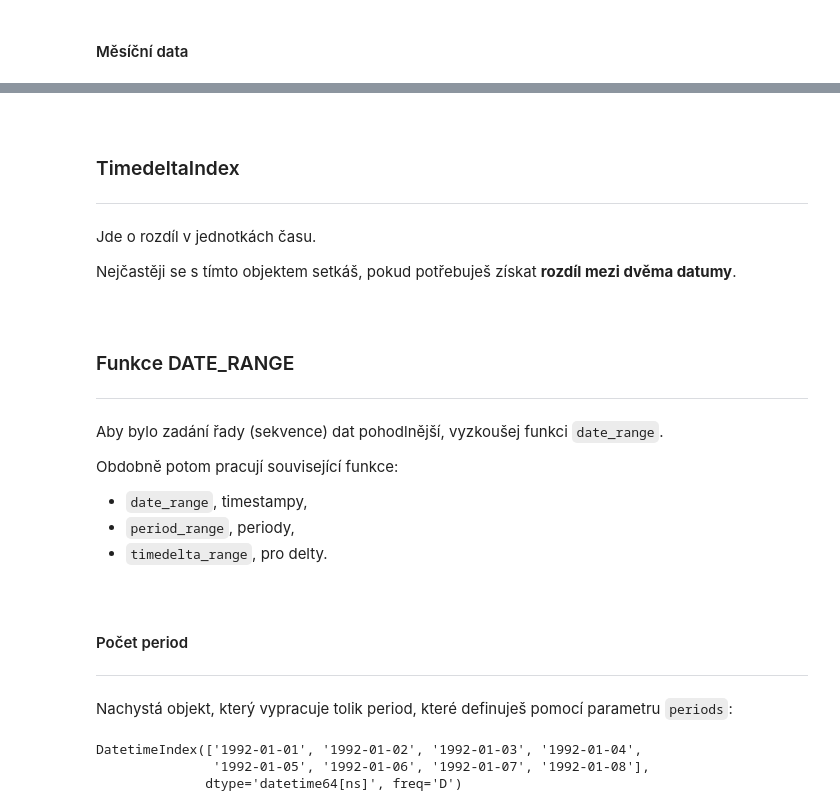
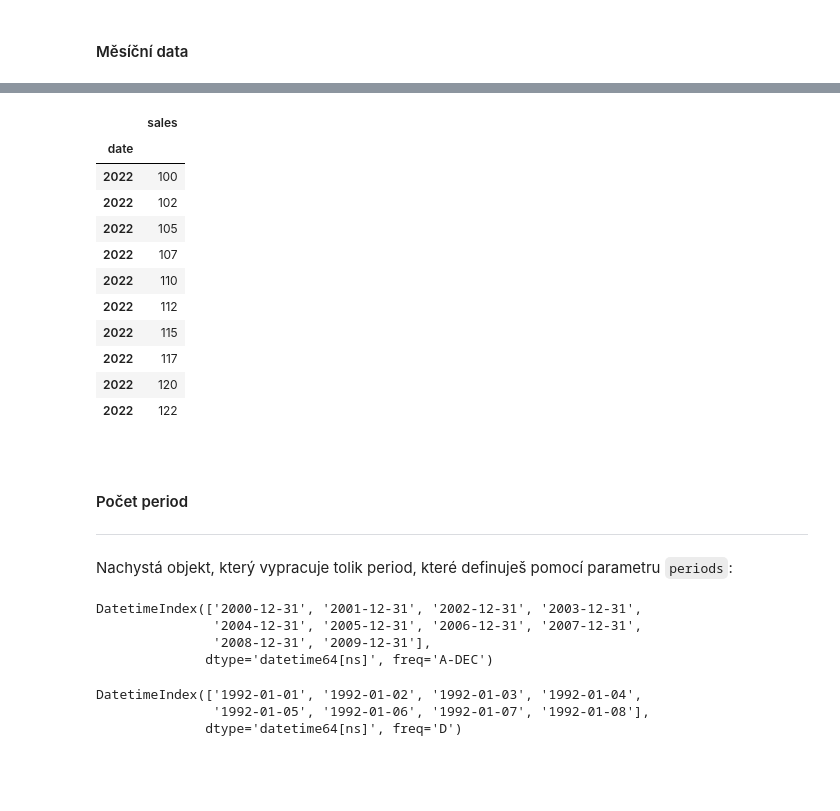
Before and after one commit to Bralor/data-csob-2023, a Jupyter notebook: shared/notebooks/lesson04.ipynb, the cells around one changed output, grey strips where cells are left out. Drawn from its saved outputs; the diff is of its cells as text; code cells hidden in the pictures; blank space fills up the shorter version.

```diff
--- a/shared/notebooks/lesson04.ipynb
+++ b/shared/notebooks/lesson04.ipynb
@@ -380,5 +487,5 @@ datumy.to_period("M")
 # %%
 data = {
-    'date': pd.date_range(start='2022-01-01', periods=10, freq='D'),
+    'date': date_range(start='2022-01-01', periods=10, freq='D'),
     'sales': [100, 102, 105, 107, 110, 112, 115, 117, 120, 122]
 }
@@ -387,2 +509,2 @@ df = pd.DataFrame(data)
 # %%
-df.set_index('date', inplace=True)
+df_data.set_index('date', inplace=True)
@@ -389,2 +519,2 @@ df.set_index('date', inplace=True)
 # %%
-df_period = df.to_period(freq='Y')
+df_period_y = df_data.to_period(freq='Y')
@@ -409,10 +520,0 @@ Timestamp('2023-05-03 17:00:00-0700', tz='US/Pacific')
-# %% [markdown]
-<br>
-
-### TimedeltaIndex
-
----
-
-Jde o rozdíl v jednotkách času.
-
-Nejčastěji se s tímto objektem setkáš, pokud potřebuješ získat **rozdíl mezi dvěma datumy**.
@@ -425,13 +520,0 @@ datumy - specialni_datumy
-# %% [markdown]
-<br>
-
-### Funkce DATE_RANGE
-
----
-
-Aby bylo zadání řady (sekvence) dat pohodlnější, vyzkoušej funkci `date_range`.
-
-Obdobně potom pracují související funkce:
-* `date_range`, timestampy,
-* `period_range`, periody,
-* `timedelta_range`, pro delty.
@@ -440,3 +521,18 @@ from pandas import date_range
+# %%
+df_period_y
+# %% [output]
+|  | sales |
+| date |  |
+| 2022 | 100 |
+| 2022 | 102 |
+| 2022 | 105 |
+| 2022 | 107 |
+| 2022 | 110 |
+| 2022 | 112 |
+| 2022 | 115 |
+| 2022 | 117 |
+| 2022 | 120 |
+| 2022 | 122 |
 # %% [markdown]
 <br>
 
@@ -445,4 +541,11 @@ from pandas import date_range
 ---
 
 Nachystá objekt, který vypracuje tolik period, které definuješ pomocí parametru `periods`:
+# %%
+date_range(start='2000-01-01', periods=10, freq='Y')
+# %% [output]
+DatetimeIndex(['2000-12-31', '2001-12-31', '2002-12-31', '2003-12-31',
+               '2004-12-31', '2005-12-31', '2006-12-31', '2007-12-31',
+               '2008-12-31', '2009-12-31'],
+              dtype='datetime64[ns]', freq='A-DEC')
 # %%
```
Also changed, not shown: parts of 188 cells of this notebook.
